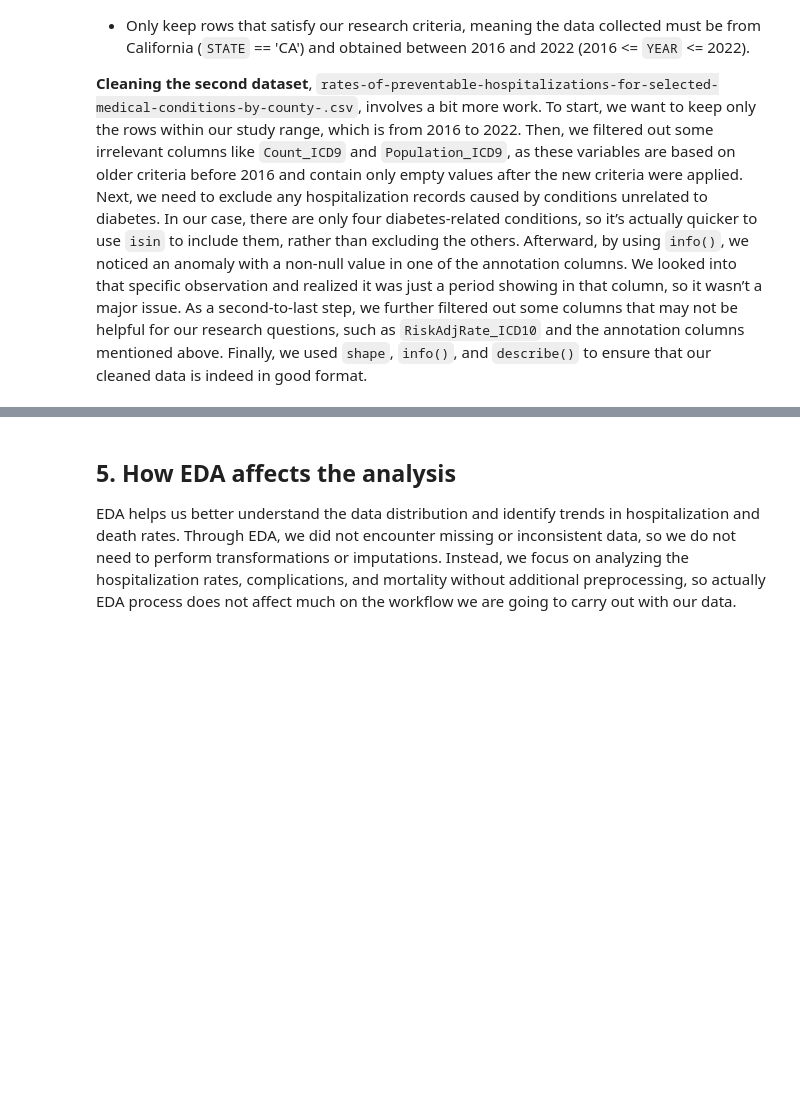
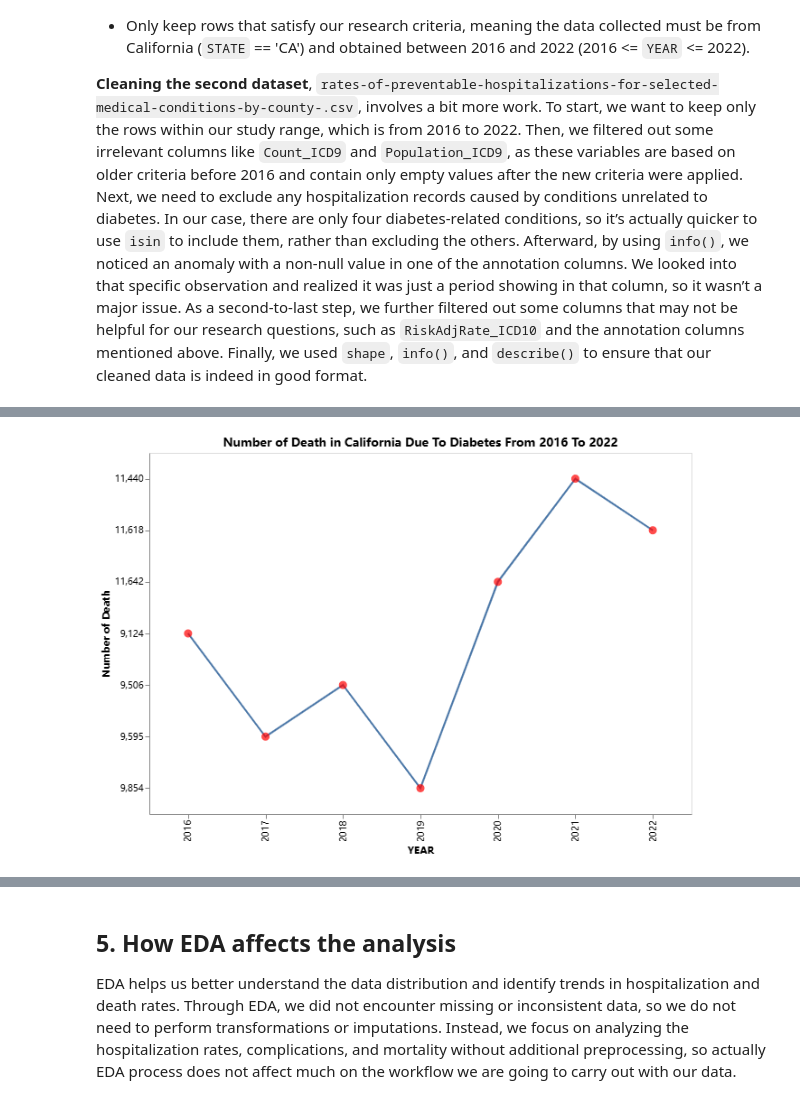
Before and after one commit to Jitao-Z/DB-Research-Project, a Jupyter notebook: report/Midway.ipynb, the cells around one changed output, grey strips where cells are left out. Drawn from its saved outputs; the diff is of its cells as text; code cells hidden in the pictures; blank space fills up the shorter version.

```diff
--- a/report/Midway.ipynb
+++ b/report/Midway.ipynb
@@ -39,0 +50,4 @@ __Cleaning the second dataset__, `rates-of-preventable-hospitalizations-for-sele
+# %%
+Image(filename="../images/v1.png", width=600)
+# %% [output]
+[figure, added]
```
Also changed, not shown: parts of 5 cells of this notebook.
